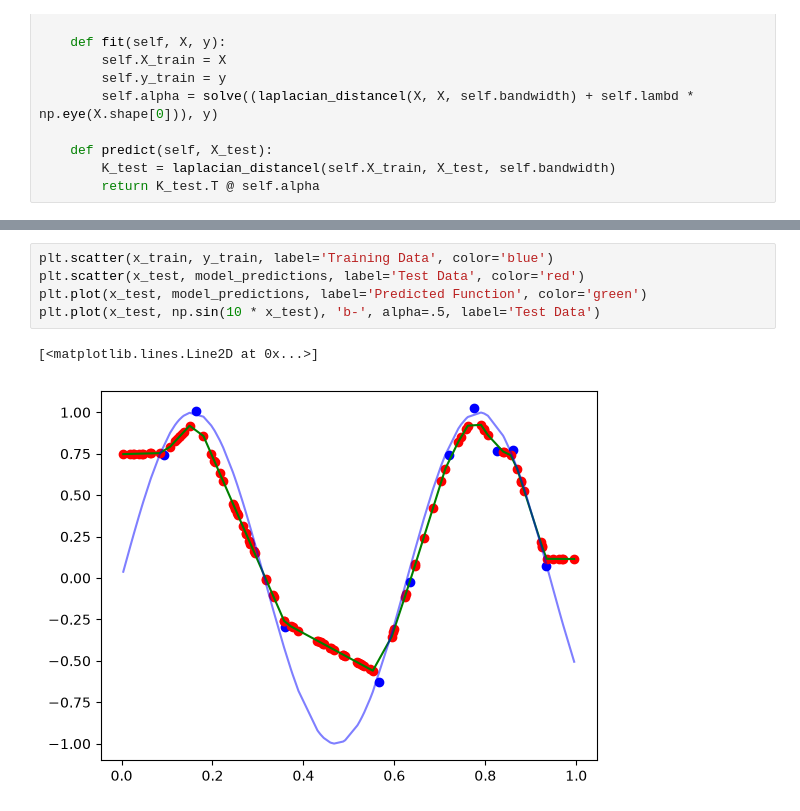
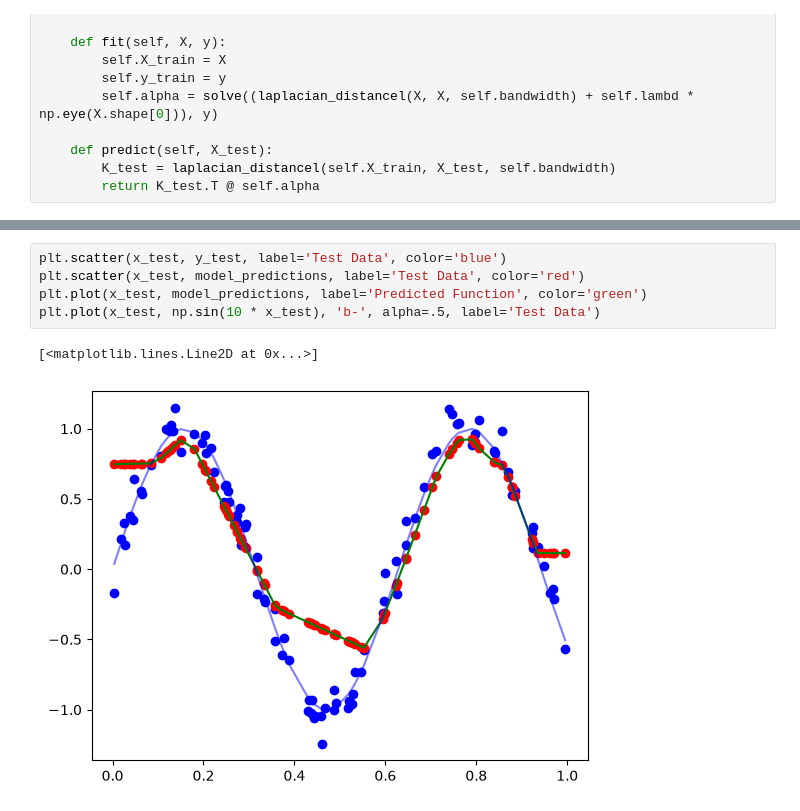
Before and after one commit to HaleyLin2006/Vectorized_Regressions, a Jupyter notebook: kernel_reg.ipynb, the cells around one changed output, grey strips where cells are left out. Cells and saved outputs as stored; diff of their text form.

Commit message:
edit plot

```diff
--- a/kernel_reg.ipynb
+++ b/kernel_reg.ipynb
@@ -261,11 +261,11 @@ Time taken to predict: 0.000160 seconds
 # %%
-plt.scatter(x_train, y_train, label='Training Data', color='blue')
+plt.scatter(x_test, y_test, label='Test Data', color='blue')
 plt.scatter(x_test, model_predictions, label='Test Data', color='red')
 plt.plot(x_test, model_predictions, label='Predicted Function', color='green')
 plt.plot(x_test, np.sin(10 * x_test), 'b-', alpha=.5, label='Test Data')
 # %% [output]
 [<matplotlib.lines.Line2D at 0x...>]
-[figure, old version]
+[figure, new version]
 # %%
 model = LaplacianKernel_Reg(bandwidth=1e5, lambd=1e-2)
 
```
Also changed, not shown: parts of 11 cells of this notebook.
